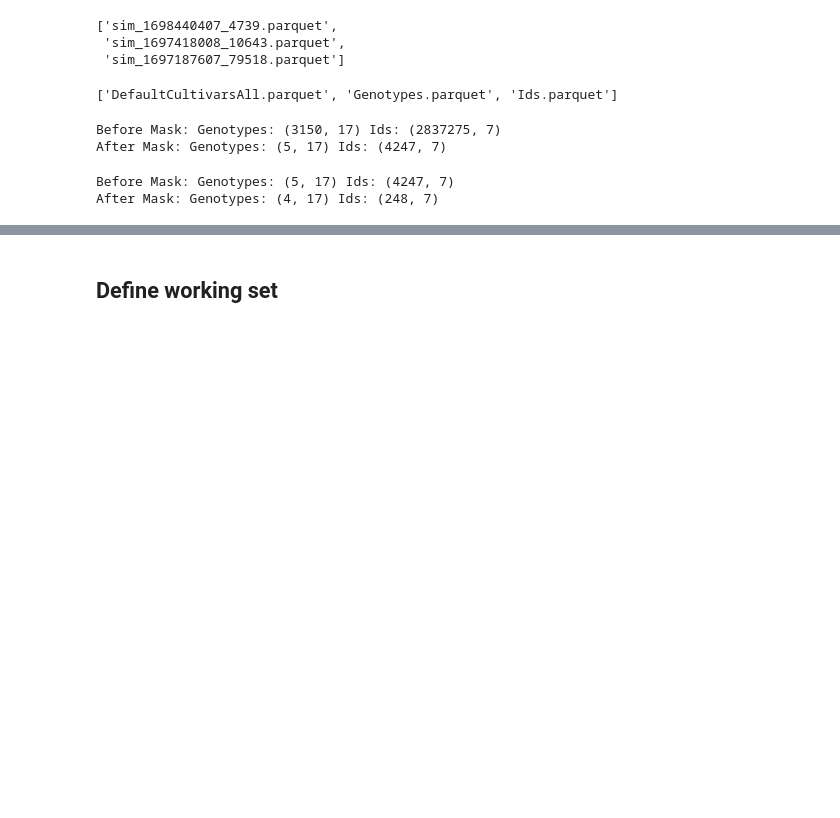
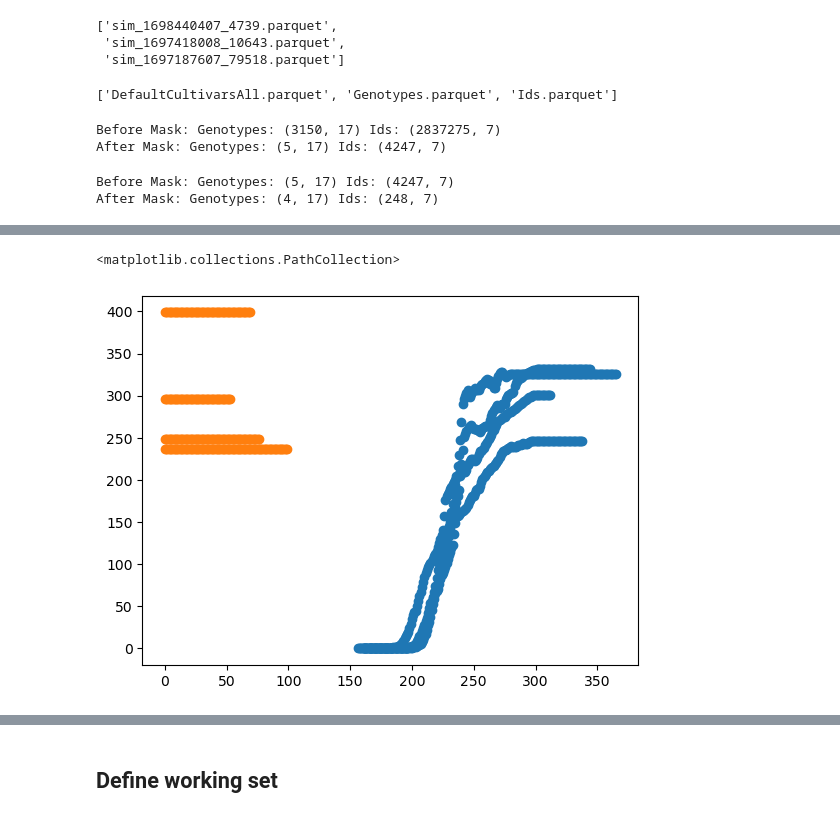
Before and after one commit to DanielKick-USDA/apsimxml, a Jupyter notebook: nbs/02_parquet_dataloader.ipynb, the cells around one changed output, grey strips where cells are left out. Drawn from its saved outputs; the diff is of its cells as text; code cells hidden in the pictures; blank space fills up the shorter version.

```diff
--- a/nbs/02_parquet_dataloader.ipynb
+++ b/nbs/02_parquet_dataloader.ipynb
@@ -217,0 +283,6 @@ x.results.shape
+# %%
+# find the smallest above ground weight within each year, usethat to get the first date within eacy year and then filter for the values that are >= the within year start.
+_ = tmp.loc[:, ['FactorialUID', 'Year', 'Maize.AboveGround.Wt']].groupby(['FactorialUID', 'Year']).agg('min').reset_index()
+_ = _.merge(tmp).loc[:, ['FactorialUID', 'Year', 'Date']].rename(columns={'Date': 'YearStart'})
+tmp = tmp.merge(_, how='left')
+tmp.head()
@@ -217,0 +296,14 @@ x.results.shape
+# %%
+# Retained values
+_ = tmp.loc[((tmp.FactorialUID == 14689) &
+             (tmp.Date >= tmp.YearStart)
+             ), ]
+plt.scatter(x = _.DOY, y = _['Maize.AboveGround.Wt'])
+
+_ = tmp.loc[((tmp.FactorialUID == 14689) &
+             (tmp.Date < tmp.YearStart)
+             ), ]
+plt.scatter(x = _.DOY, y = _['Maize.AboveGround.Wt'])
+# %% [output]
+<matplotlib.collections.PathCollection>
+[figure, added]
```
Also changed, not shown: parts of 13 cells of this notebook.
